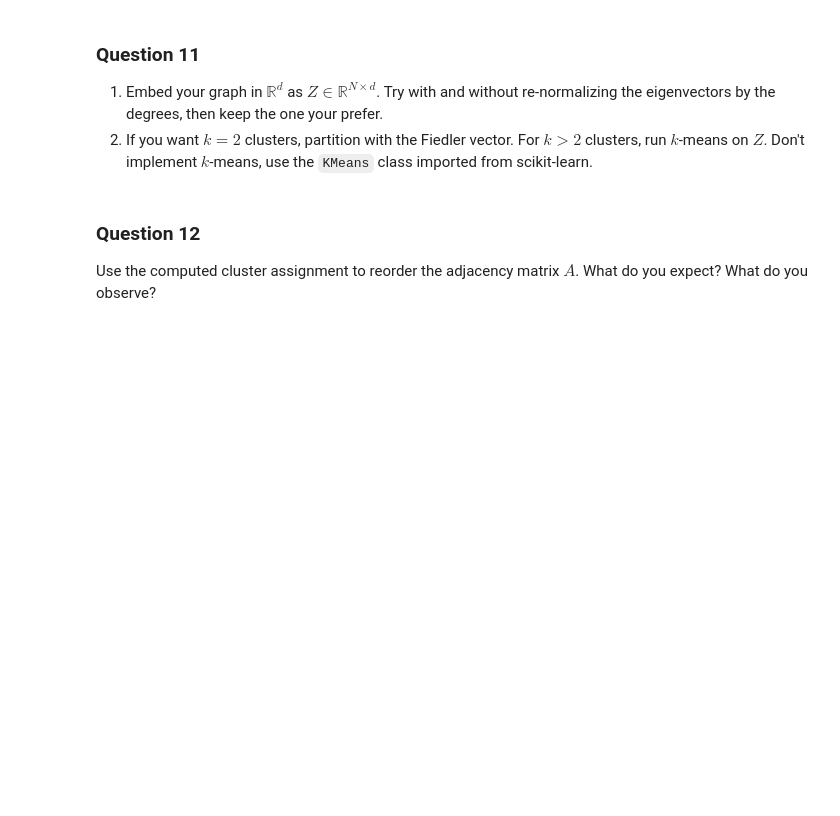
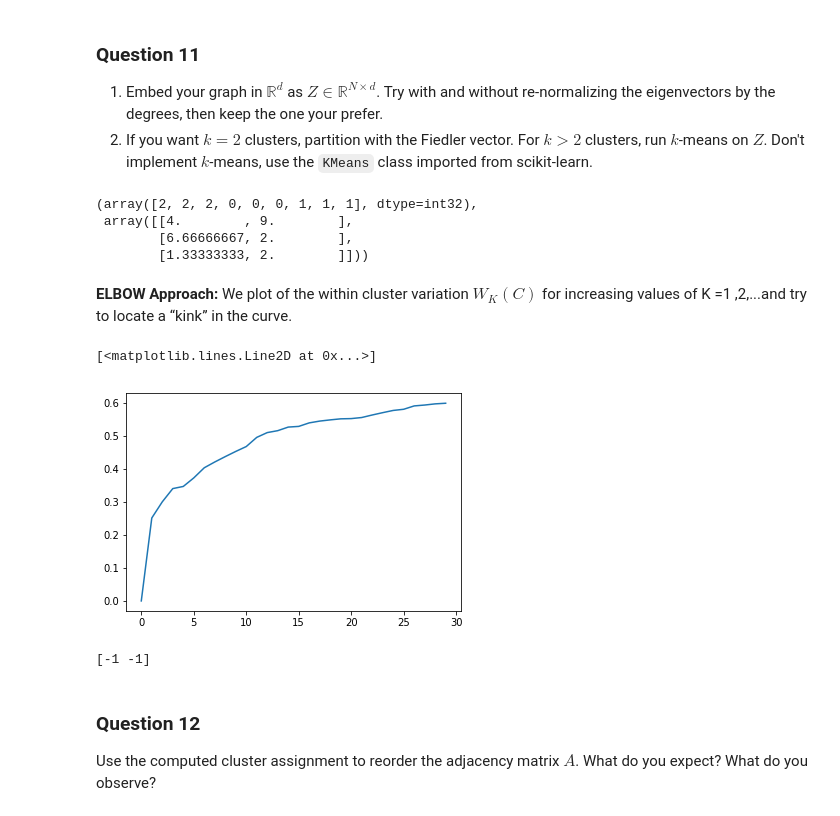
Before and after one commit to mattminder/ntds_24, a Jupyter notebook: Milestone_3/3_spectral_graph_theory.ipynb, the cells around one changed output. Saved outputs shown, nothing was run; the diff lists cells and outputs as text; code cells hidden in the pictures; blank space fills up the shorter version.

Commit message:
Additions for Embedding and clustering

```diff
--- a/Milestone_3/3_spectral_graph_theory.ipynb
+++ b/Milestone_3/3_spectral_graph_theory.ipynb
@@ -237,0 +247,10 @@ Choose $k$ and $d$. How did you get to those numbers?
+# %%
+cl_assign(Z_test,3)
+# %% [output]
+(array([2, 2, 2, 0, 0, 0, 1, 1, 1], dtype=int32),
+ array([[4.        , 9.        ],
+        [6.66666667, 2.        ],
+        [1.33333333, 2.        ]]))
+# %% [markdown]
+**ELBOW Approach:**
+We plot of the within cluster variation $W_K(C)$ for increasing values of K =1 ,2,...and try to locate a “kink” in the curve.
@@ -238,3 +278,13 @@ Choose $k$ and $d$. How did you get to those numbers?
+# %%
+plt.plot(evals_n)
+# %% [output]
+[<matplotlib.lines.Line2D at 0x...>]
+[figure, added]
+# %%
+A=np.array([1,2])-np.array([2,3])
+print(A)
+# %% [output]
+[-1 -1]
 # %% [markdown]
 ### Question 12
 
```
Also changed, not shown: parts of 17 cells of this notebook.
